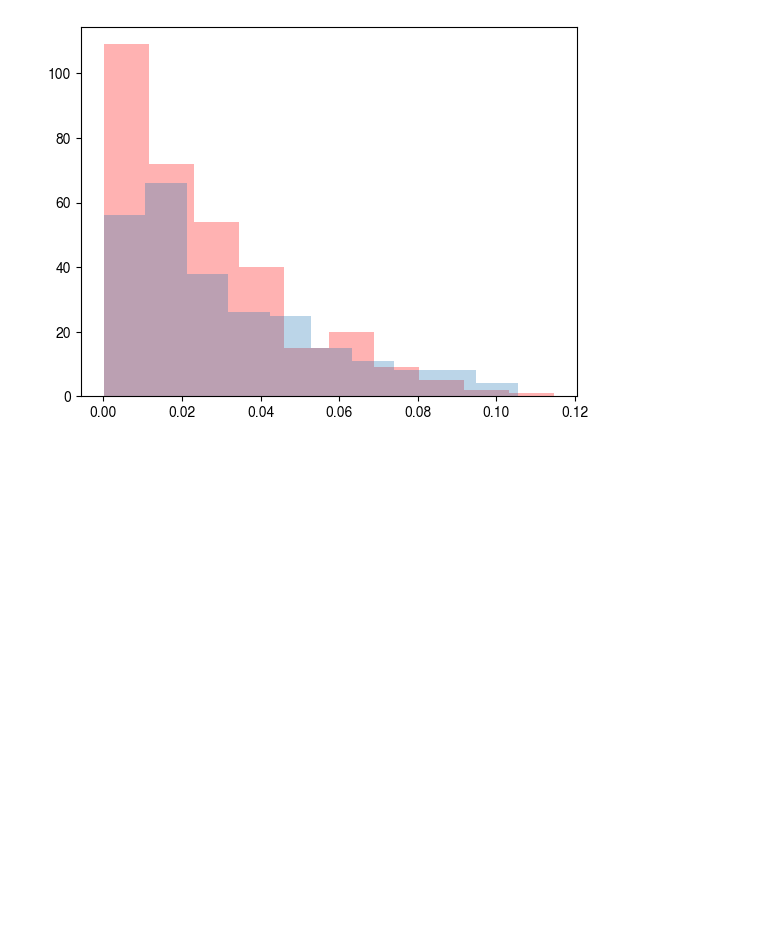
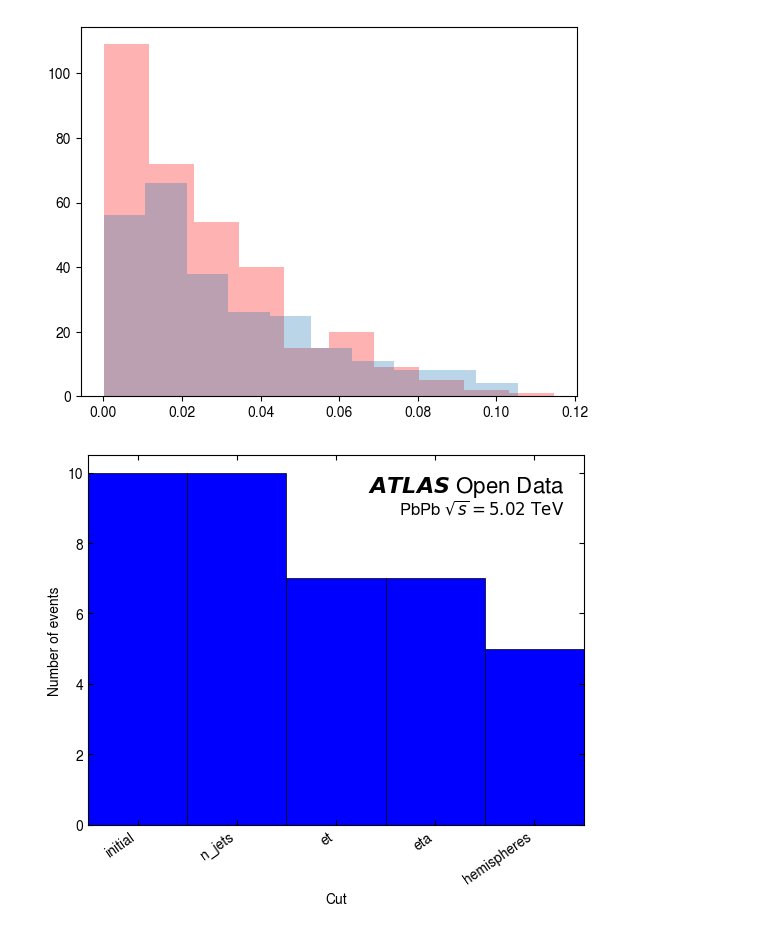
Before and after one commit to rjackson-lancs/notebooks-collection-opendata, a Jupyter notebook: for-research/heavy-ion-hard-probes/hardprobes_data.ipynb, the cells around one changed output. Cells and saved outputs as stored; diff of their text form; code cells hidden in the pictures; blank space fills up the shorter version.

```diff
--- a/for-research/heavy-ion-hard-probes/hardprobes_data.ipynb
+++ b/for-research/heavy-ion-hard-probes/hardprobes_data.ipynb
@@ -190,3 +210,8 @@ ax.hist(peripheral_AJ,density=False,alpha=.3)
         0.10548666]),
  <BarContainer object of 10 artists>)
 [figure]
+# %%
+mc_jets, mc_fcal = get_jets_fcal("DAOD_HIONHPOD_jetmc.output.pool.root:CollectionTree")
+mc_jets, mc_fcal, fig = apply_plot_cuts(mc_jets,mc_fcal)
+# %% [output]
+[figure, added]
```
Also changed, not shown: parts of 4 cells of this notebook.
